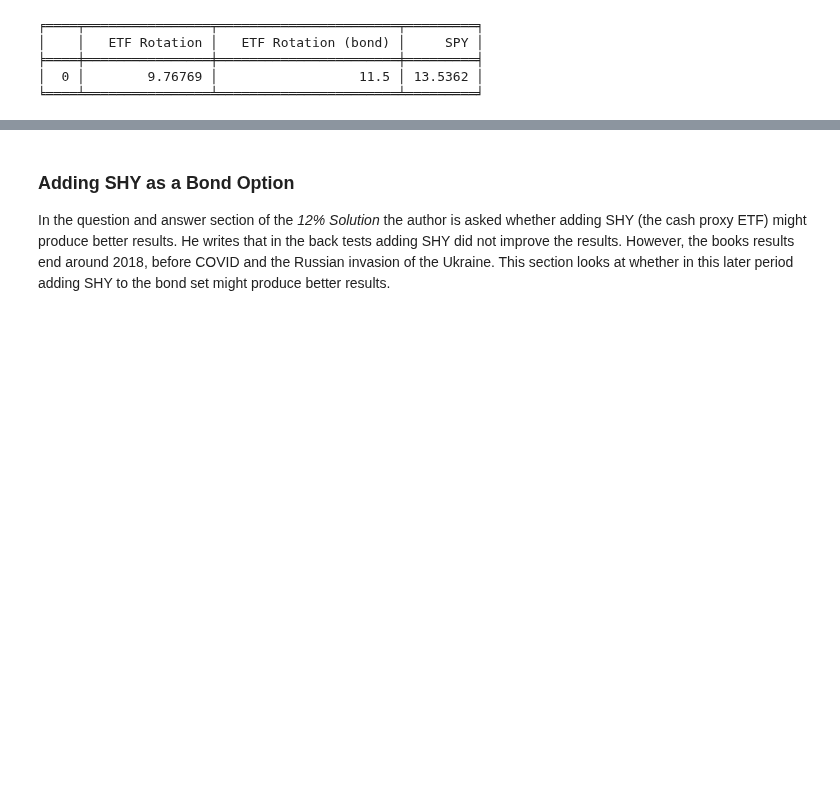
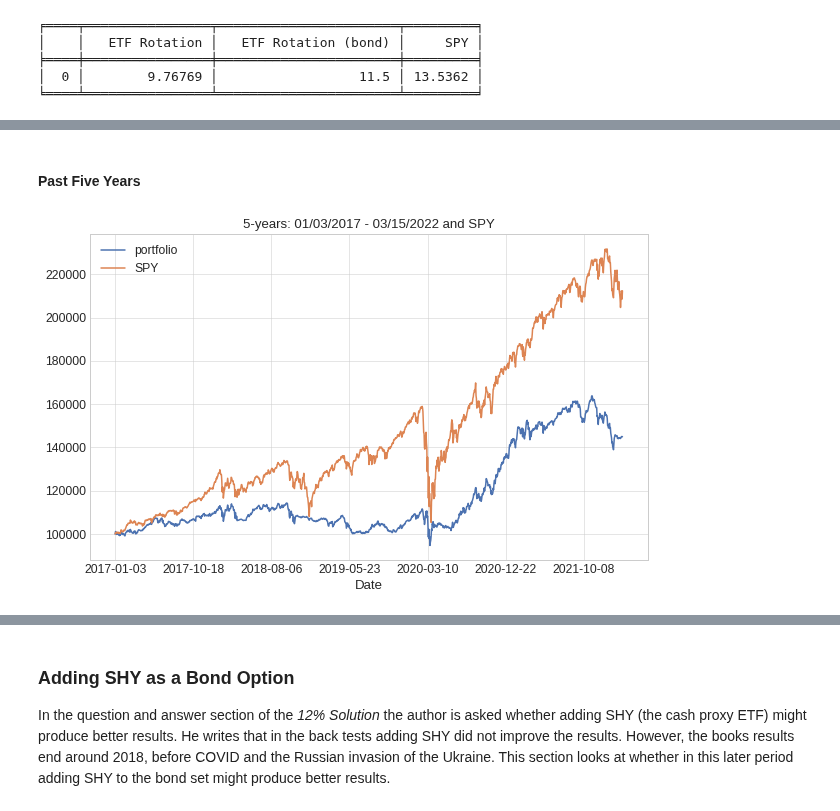
Before and after one commit to IanLKaplan/twelve_percent, a Jupyter notebook: twelve_percent.ipynb, the cells around one changed output, grey strips where cells are left out. Cells and saved outputs as stored; diff of their text form; code cells hidden in the pictures; blank space fills up the shorter version.

```diff
--- a/twelve_percent.ipynb
+++ b/twelve_percent.ipynb
@@ -963,0 +1001,34 @@ print(tabulate(average_return_df, headers=[*average_return_df.columns], tablefmt
+# %%
+five_year_start = datetime.fromisoformat('2017-01-03')
+three_year_start = datetime.fromisoformat('2019-01-02')
+# end_date is today minus one day
+
+five_year_portfolio_df, assets_df = portfolio_return(holdings=holdings,
+                                              asset_percent=equity_percent,
+                                              bond_percent=bond_percent,
+                                              asset_etfs=asset_adj_close,
+                                              bond_etfs=fixed_income_adjclose,
+                                              start_date=five_year_start,
+                                              end_date=end_date,
+                                              year_rebalance=False)
+
+plot_df = build_plot_data(holdings, five_year_portfolio_df, spy_df)
+# %% [markdown]
+<h4>
+Past Five Years
+</h4>
+# %%
+plot_df.plot(grid=True, title=f'5-years: {five_year_start.strftime("%m/%d/%Y")} - {end_date.strftime("%m/%d/%Y")} and SPY', figsize=(10,6))
+
+three_year_portfolio_df, assets_df = portfolio_return(holdings=holdings,
+                                              asset_percent=equity_percent,
+                                              bond_percent=bond_percent,
+                                              asset_etfs=asset_adj_close,
+                                              bond_etfs=fixed_income_adjclose,
+                                              start_date=three_year_start,
+                                              end_date=end_date,
+                                              year_rebalance=False)
+
+plot_df = build_plot_data(holdings, three_year_portfolio_df, spy_df)
+# %% [output]
+[figure, added]
```
Also changed, not shown: parts of 6 cells of this notebook, 4 other files.
